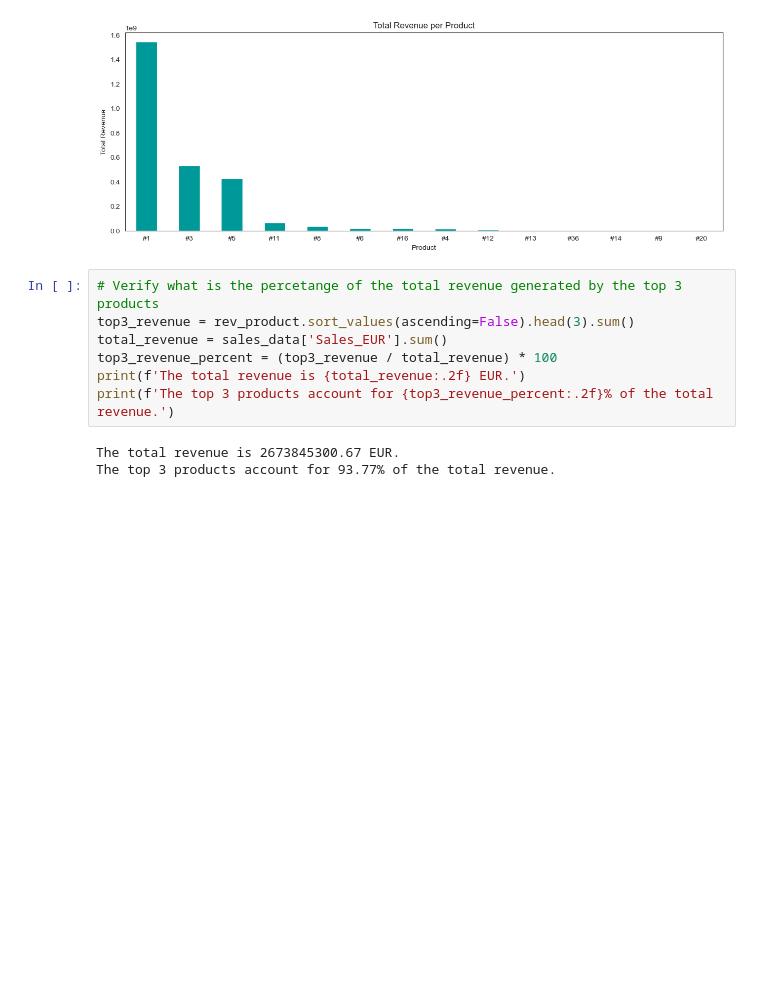
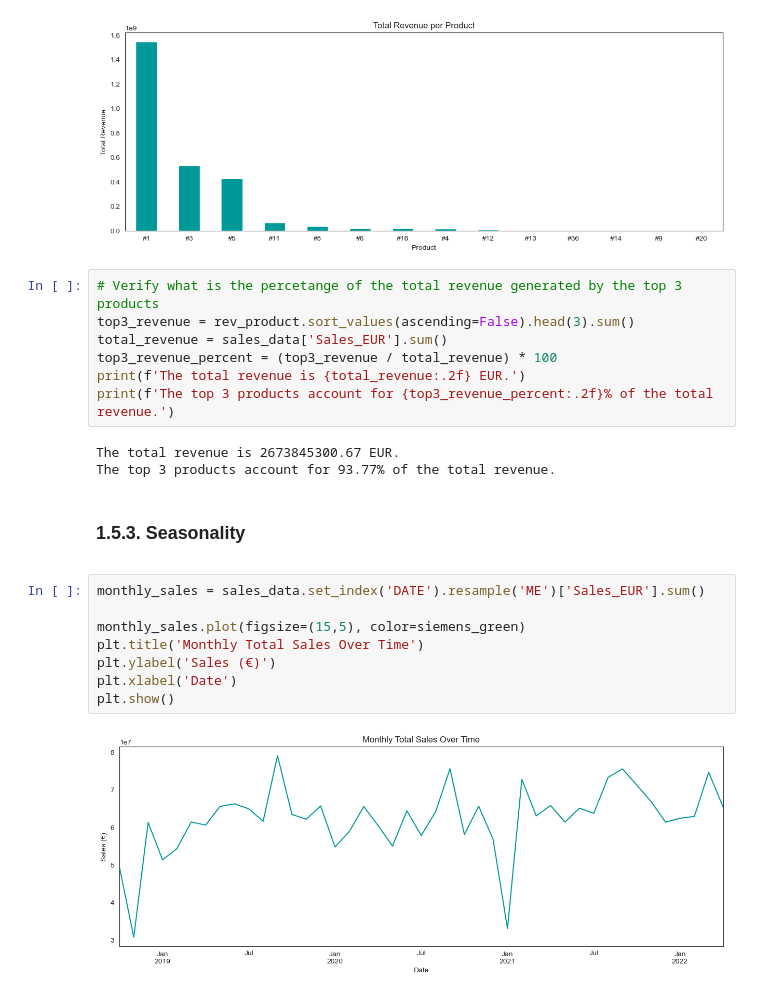
Before and after one commit to RubenCMarques/Case-2--Siemens-Sales-Forecast, a Jupyter notebook: Notebooks/Chloe_workspace.ipynb, the cells around one changed output. Saved outputs shown, nothing was run; the diff lists cells and outputs as text; blank space fills up the shorter version.

Commit message:
visuals

```diff
--- a/Notebooks/Chloe_workspace.ipynb
+++ b/Notebooks/Chloe_workspace.ipynb
@@ -471,3 +452,19 @@ print(f'The top 3 products account for {top3_revenue_percent:.2f}% of the total
 # %% [output]
 The total revenue is 2673845300.67 EUR.
 The top 3 products account for 93.77% of the total revenue.
+# %% [markdown]
+<a class="anchor" id="sub-section-1_5_3">
+
+### 1.5.3. Seasonality
+
+</a>
+# %%
+monthly_sales = sales_data.set_index('DATE').resample('ME')['Sales_EUR'].sum()
+
+monthly_sales.plot(figsize=(15,5), color=siemens_green)
+plt.title('Monthly Total Sales Over Time')
+plt.ylabel('Sales (€)')
+plt.xlabel('Date')
+plt.show()
+# %% [output]
+[figure, added]
```
Also changed, not shown: parts of 11 cells of this notebook.
